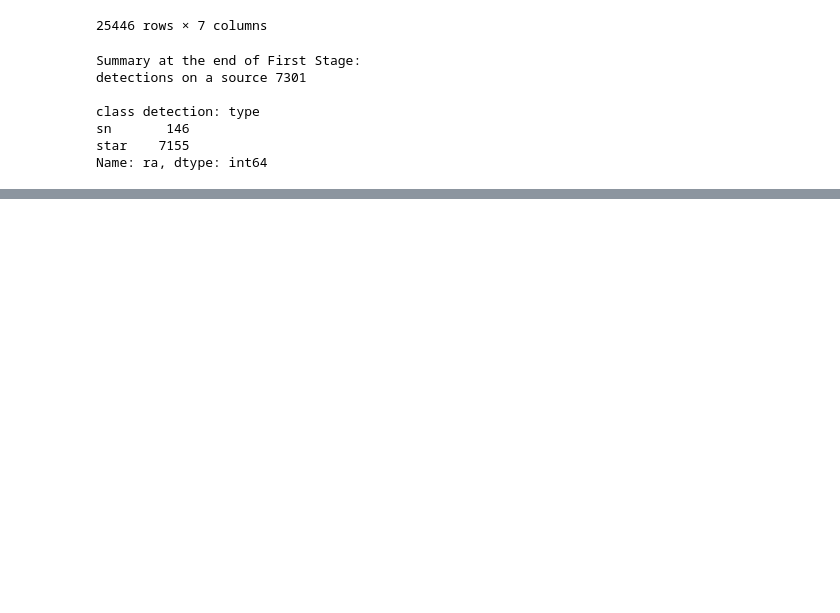
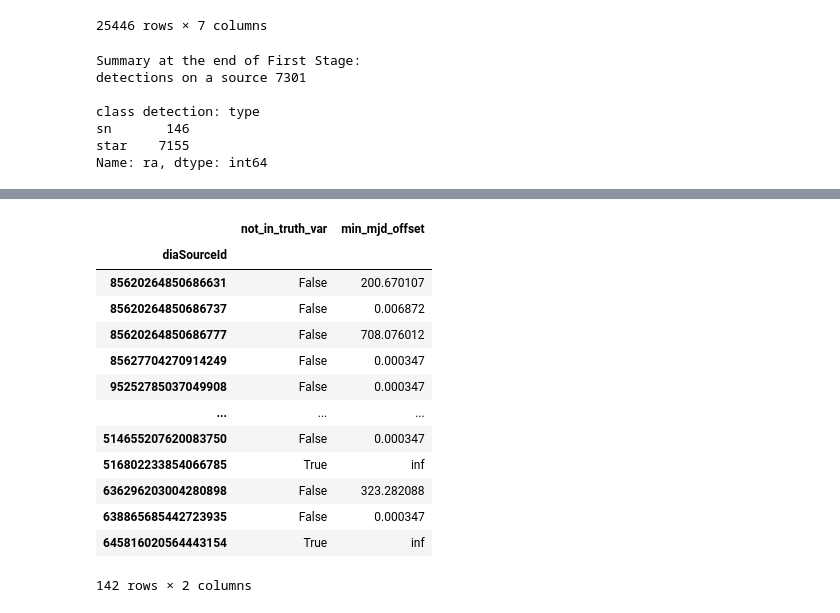
Before and after one commit to lsst-dm/ml-reliability-tools, a Jupyter notebook: bin/prototype_ground_truth_derivation.ipynb, the cells around one changed output, grey strips where cells are left out. Drawn from its saved outputs; the diff is of its cells as text; code cells hidden in the pictures; blank space fills up the shorter version.

```diff
--- a/bin/prototype_ground_truth_derivation.ipynb
+++ b/bin/prototype_ground_truth_derivation.ipynb
@@ -215,0 +242,18 @@ need to examine 380870139 variability entries
+# %%
+dia_detections.loc[(dia_detections.real == 0) & (dia_detections.on_source == 1) & (dia_detections.type=='sn'),
+['not_in_truth_var', 'min_mjd_offset'] ]
+# %% [output]
+|  | not_in_truth_var | min_mjd_offset |
+| diaSourceId |  |  |
+| 85620264850686631 | False | 200.670107 |
+| 85620264850686737 | False | 0.006872 |
+| 85620264850686777 | False | 708.076012 |
+| 85627704270914249 | False | 0.000347 |
+| 95252785037049908 | False | 0.000347 |
+| ... | ... | ... |
+| 514655207620083750 | False | 0.000347 |
+| 516802233854066785 | True | inf |
+| 636296203004280898 | False | 323.282088 |
+| 638865685442723935 | False | 0.000347 |
+| 645816020564443154 | True | inf |
+142 rows × 2 columns
```
Also changed, not shown: parts of 4 cells of this notebook.
